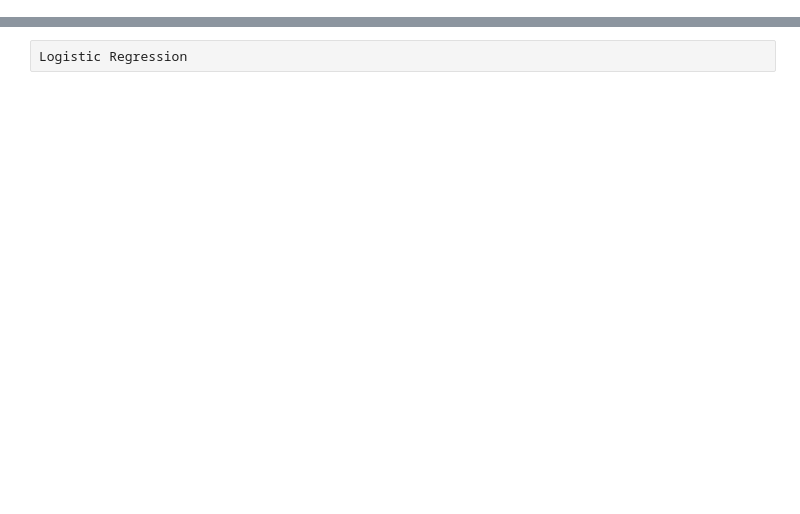
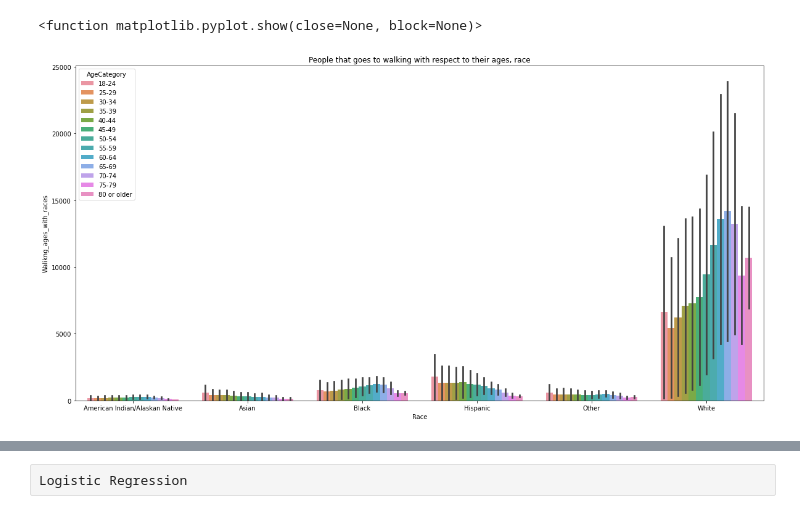
Before and after one commit to RabiLama1/Heart_Disease_Prediction, a Jupyter notebook: Heart_Disease_Prediction.ipynb, the cells around one changed output, grey strips where cells are left out. Saved outputs shown, nothing was run; the diff lists cells and outputs as text; code cells hidden in the pictures; blank space fills up the shorter version.

```diff
--- a/Heart_Disease_Prediction.ipynb
+++ b/Heart_Disease_Prediction.ipynb
@@ -133,0 +198,2 @@ Name: target, Length: 303, dtype: int64
+# %%
+walking_ages_race = data.groupby(['DiffWalking','AgeCategory','Race']).size().reset_index().rename(columns={0:'Walikng_ages_with_races'})
@@ -133,0 +214,8 @@ Name: target, Length: 303, dtype: int64
+# %%
+plt.figure(figsize=(20,10))
+sns.barplot(x="Race", y="Walikng_ages_with_races", data=walking_ages_race, hue='AgeCategory')
+plt.title("People that goes to walking with respect to their ages, race")
+plt.show
+# %% [output]
+<function matplotlib.pyplot.show(close=None, block=None)>
+[figure, added]
```
Also changed, not shown: parts of 149 cells of this notebook, 2 other files.
